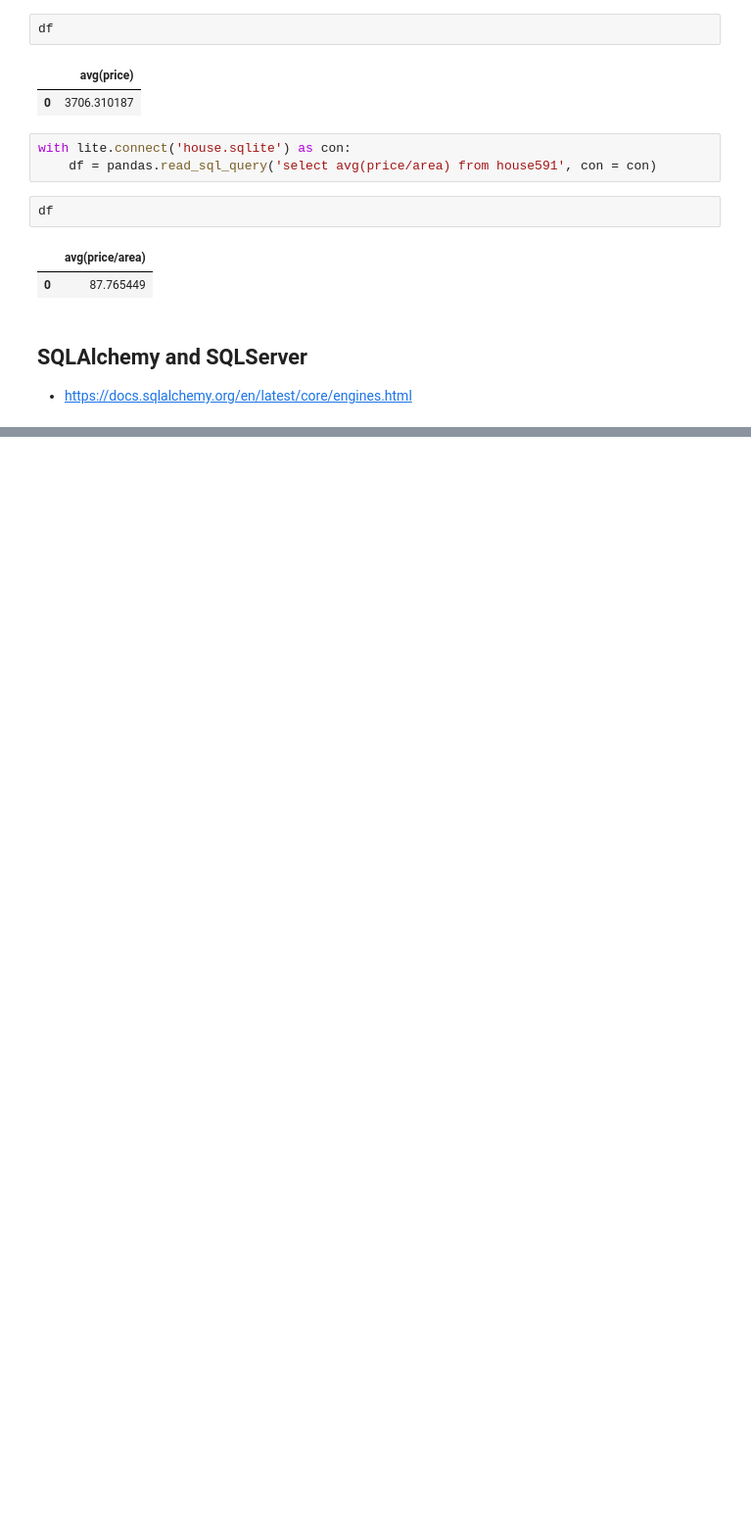
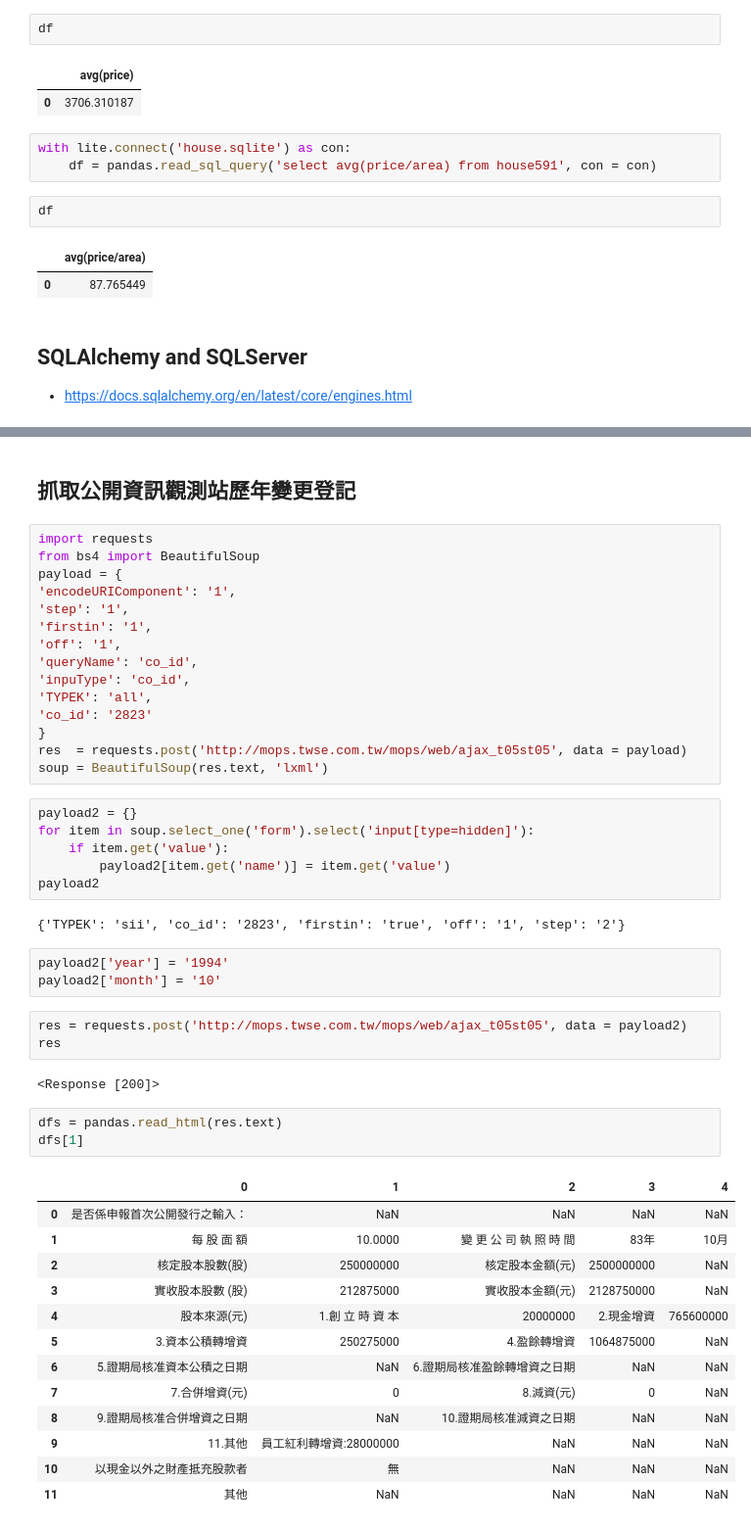
Before and after one commit to ywchiu/chinalife, a Jupyter notebook: Demo20181017.ipynb, the cells around one changed output, grey strips where cells are left out. Shown at 98% size. Cells and saved outputs as stored; diff of their text form; blank space fills up the shorter version.

Commit message:
add data and ipynnb

```diff
--- a/Demo20181017.ipynb
+++ b/Demo20181017.ipynb
@@ -380,0 +395,50 @@ df
+# %% [markdown]
+## 抓取公開資訊觀測站歷年變更登記
+# %%
+import requests
+from bs4 import BeautifulSoup
+payload = {
+'encodeURIComponent': '1',
+'step': '1',
+'firstin': '1',
+'off': '1',
+'queryName': 'co_id',
+'inpuType': 'co_id',
+'TYPEK': 'all',
+'co_id': '2823'
+}
+res  = requests.post('http://mops.twse.com.tw/mops/web/ajax_t05st05', data = payload)
+soup = BeautifulSoup(res.text, 'lxml')
+# %%
+payload2 = {}
+for item in soup.select_one('form').select('input[type=hidden]'):
+    if item.get('value'):
+        payload2[item.get('name')] = item.get('value')
+payload2
+# %% [output]
+{'TYPEK': 'sii', 'co_id': '2823', 'firstin': 'true', 'off': '1', 'step': '2'}
+# %%
+payload2['year'] = '1994'
+payload2['month'] = '10'
+# %%
+res = requests.post('http://mops.twse.com.tw/mops/web/ajax_t05st05', data = payload2)
+res
+# %% [output]
+<Response [200]>
+# %%
+dfs = pandas.read_html(res.text)
+dfs[1]
+# %% [output]
+|  | 0 | 1 | 2 | 3 | 4 |
+| 0 | 是否係申報首次公開發行之輸入： | NaN | NaN | NaN | NaN |
+| 1 | 每 股 面 額 | 10.0000 | 變 更 公 司 執 照 時 間 | 83年 | 10月 |
+| 2 | 核定股本股數(股) | 250000000 | 核定股本金額(元) | 2500000000 | NaN |
+| 3 | 實收股本股數 (股) | 212875000 | 實收股本金額(元) | 2128750000 | NaN |
+| 4 | 股本來源(元) | 1.創 立 時 資 本 | 20000000 | 2.現金增資 | 765600000 |
+| 5 | 3.資本公積轉增資 | 250275000 | 4.盈餘轉增資 | 1064875000 | NaN |
+| 6 | 5.證期局核准資本公積之日期 | NaN | 6.證期局核准盈餘轉增資之日期 | NaN | NaN |
+| 7 | 7.合併增資(元) | 0 | 8.減資(元) | 0 | NaN |
+| 8 | 9.證期局核准合併增資之日期 | NaN | 10.證期局核准減資之日期 | NaN | NaN |
+| 9 | 11.其他 | 員工紅利轉增資:28000000 | NaN | NaN | NaN |
+| 10 | 以現金以外之財產抵充股款者 | 無 | NaN | NaN | NaN |
+| 11 | 其他 | NaN | NaN | NaN | NaN |
```
Also changed, not shown: parts of 10 cells of this notebook.
